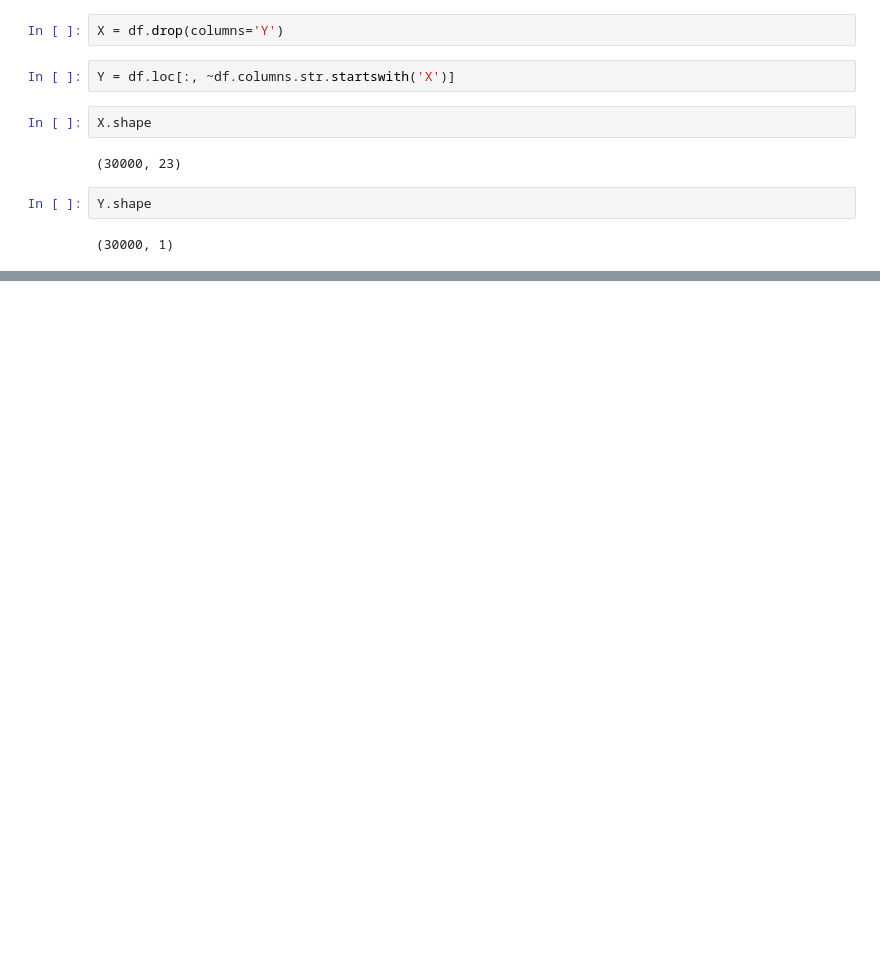
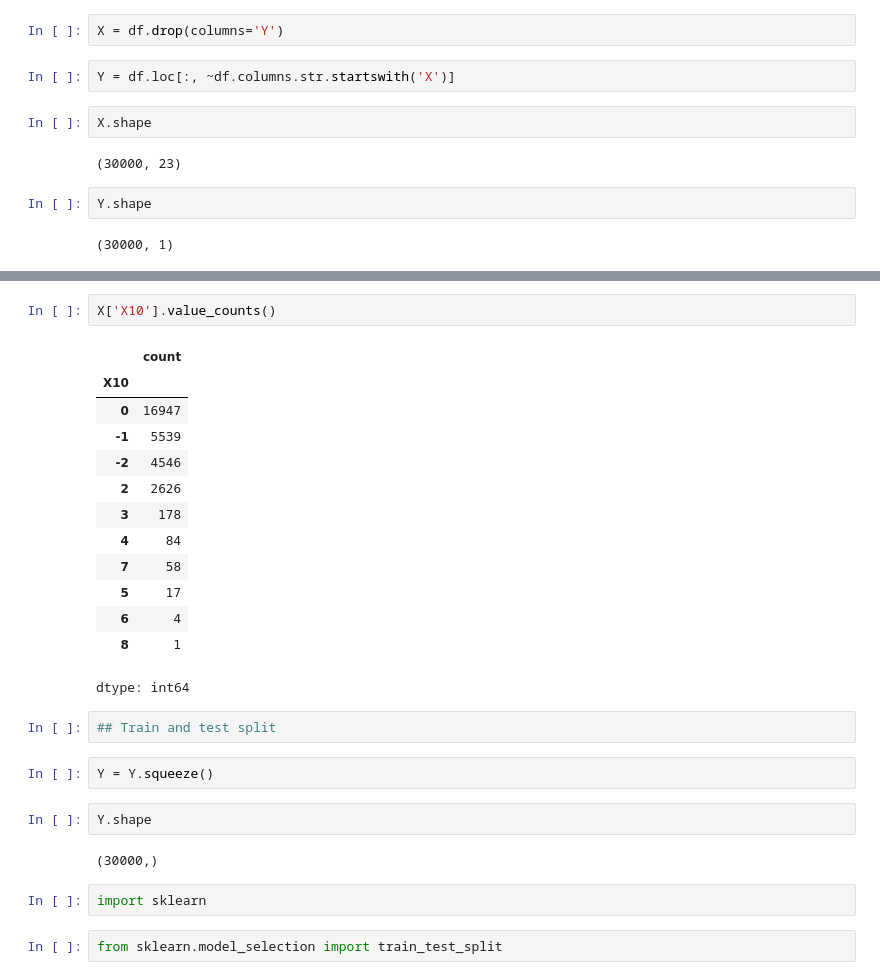
Before and after one commit to NishantLaata/Credit_risk_analysis, a Jupyter notebook: 01_data_exploration.ipynb, the cells around one changed output, grey strips where cells are left out. Drawn from its saved outputs; the diff is of its cells as text; blank space fills up the shorter version.

```diff
--- a/01_data_exploration.ipynb
+++ b/01_data_exploration.ipynb
@@ -236,0 +288,28 @@ Y.shape
+# %%
+X['X10'].value_counts()
+# %% [output]
+|  | count |
+| X10 |  |
+| 0 | 16947 |
+| -1 | 5539 |
+| -2 | 4546 |
+| 2 | 2626 |
+| 3 | 178 |
+| 4 | 84 |
+| 7 | 58 |
+| 5 | 17 |
+| 6 | 4 |
+| 8 | 1 |
+dtype: int64
+# %%
+## Train and test split
+# %%
+Y = Y.squeeze()
+# %%
+Y.shape
+# %% [output]
+(30000,)
+# %%
+import sklearn
+# %%
+from sklearn.model_selection import train_test_split
```
Also changed, not shown: parts of 21 cells of this notebook.
